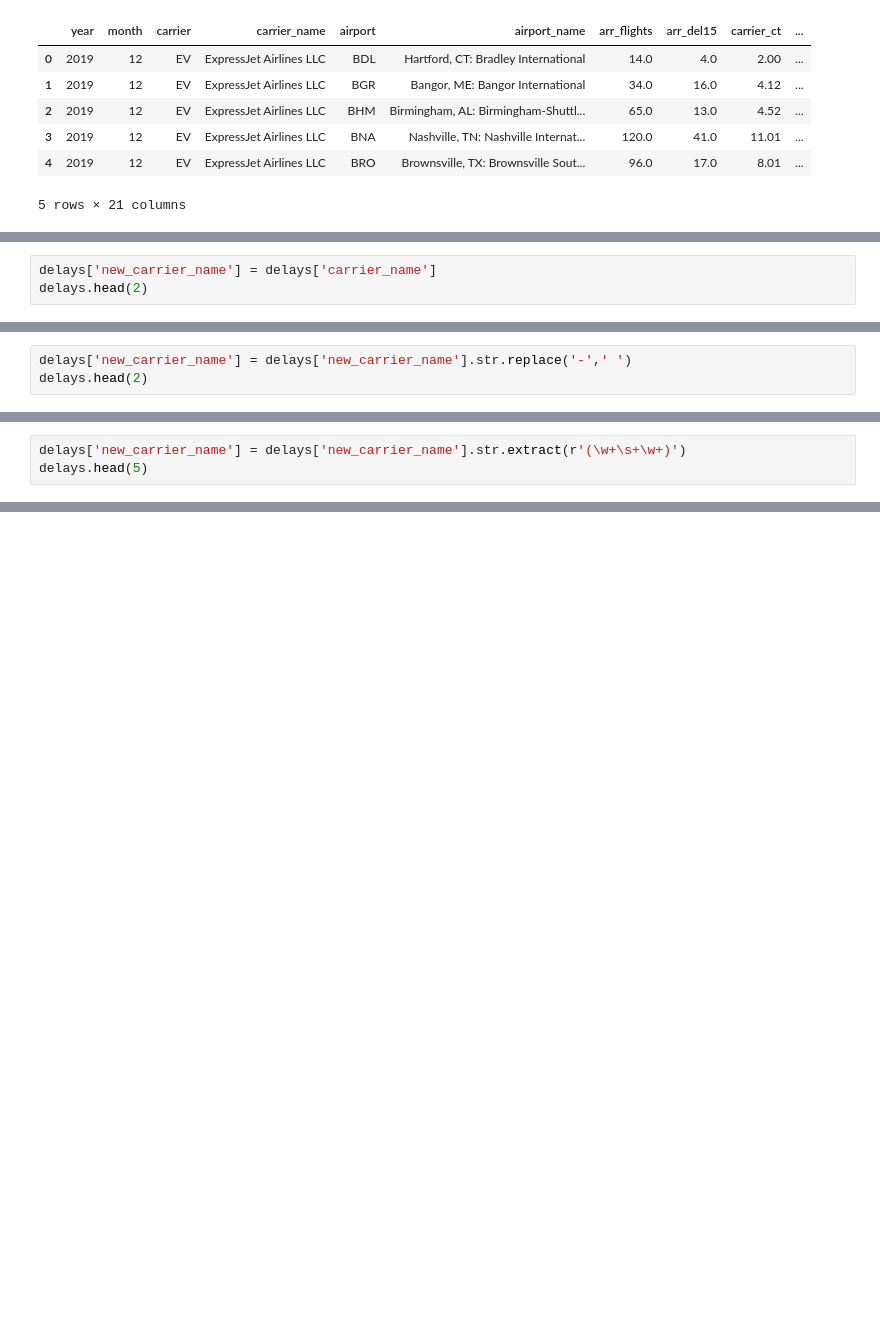
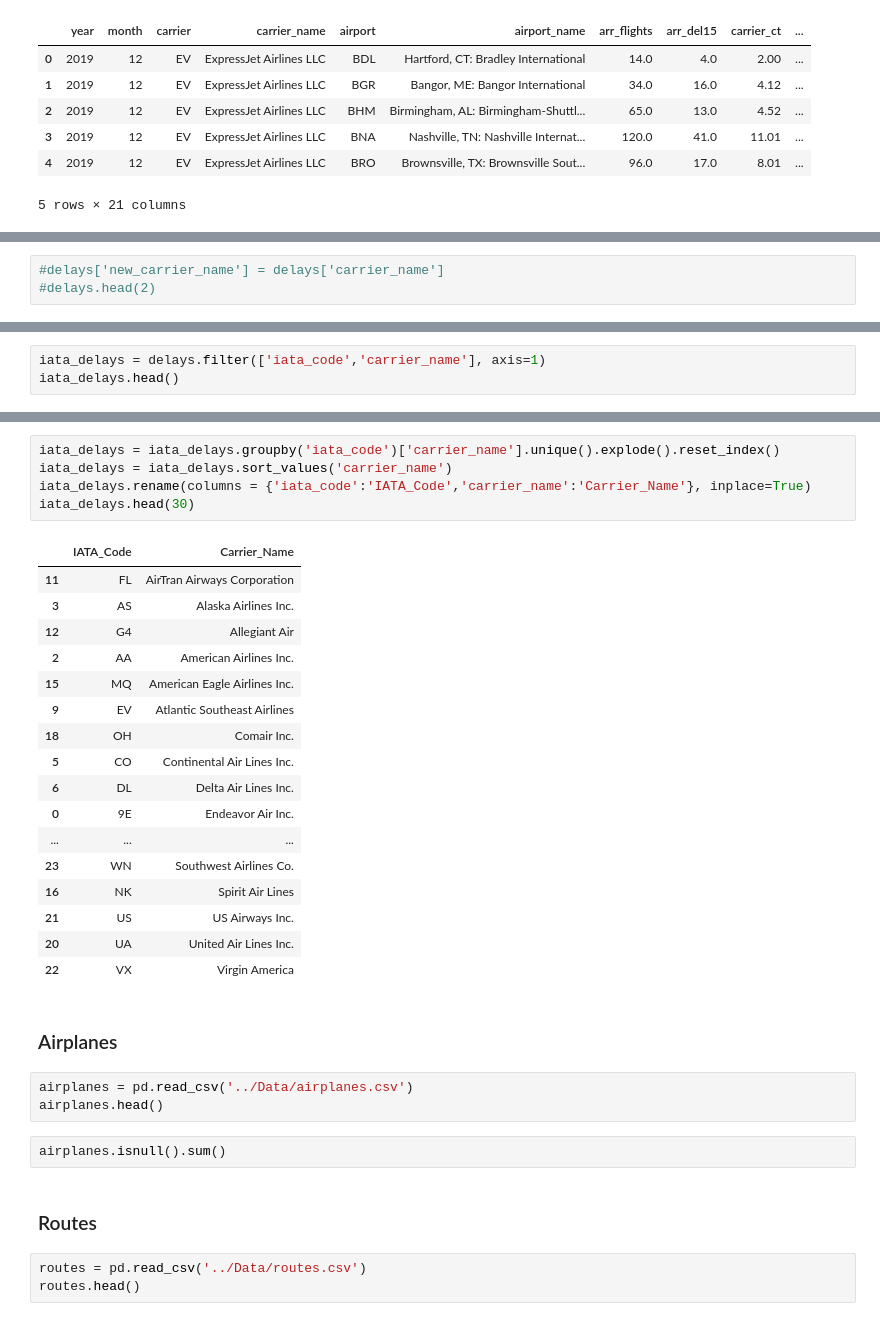
Before and after one commit to scottschriver/NSS_Capstone, a Jupyter notebook: Notebooks/Flight_delays.ipynb, the cells around one changed output, grey strips where cells are left out. Cells and saved outputs as stored; diff of their text form; blank space fills up the shorter version.

```diff
--- a/Notebooks/Flight_delays.ipynb
+++ b/Notebooks/Flight_delays.ipynb
@@ -253,3 +258,3 @@ delays.head()
 # %%
-delays['new_carrier_name'] = delays['carrier_name']
-delays.head(2)
+#delays['new_carrier_name'] = delays['carrier_name']
+#delays.head(2)
@@ -261,3 +260,0 @@ delays.head(2)
-# %%
-delays['new_carrier_name'] = delays['new_carrier_name'].str.replace('-',' ')
-delays.head(2)
@@ -269,3 +260,0 @@ delays.head(2)
-# %%
-delays['new_carrier_name'] = delays['new_carrier_name'].str.extract(r'(\w+\s+\w+)')
-delays.head(5)
@@ -443,0 +271,3 @@ airlines[airlines['Name'].str.contains('ExpressJet')]
+# %%
+iata_delays = delays.filter(['iata_code','carrier_name'], axis=1)
+iata_delays.head()
@@ -443,0 +281,35 @@ airlines[airlines['Name'].str.contains('ExpressJet')]
+# %%
+iata_delays = iata_delays.groupby('iata_code')['carrier_name'].unique().explode().reset_index()
+iata_delays = iata_delays.sort_values('carrier_name')
+iata_delays.rename(columns = {'iata_code':'IATA_Code','carrier_name':'Carrier_Name'}, inplace=True)
+iata_delays.head(30)
+# %% [output]
+|  | IATA_Code | Carrier_Name |
+| 11 | FL | AirTran Airways Corporation |
+| 3 | AS | Alaska Airlines Inc. |
+| 12 | G4 | Allegiant Air |
+| 2 | AA | American Airlines Inc. |
+| 15 | MQ | American Eagle Airlines Inc. |
+| 9 | EV | Atlantic Southeast Airlines |
+| 18 | OH | Comair Inc. |
+| 5 | CO | Continental Air Lines Inc. |
+| 6 | DL | Delta Air Lines Inc. |
+| 0 | 9E | Endeavor Air Inc. |
+| ... | ... | ... |
+| 23 | WN | Southwest Airlines Co. |
+| 16 | NK | Spirit Air Lines |
+| 21 | US | US Airways Inc. |
+| 20 | UA | United Air Lines Inc. |
+| 22 | VX | Virgin America |
+# %% [markdown]
+### Airplanes
+# %%
+airplanes = pd.read_csv('../Data/airplanes.csv')
+airplanes.head()
+# %%
+airplanes.isnull().sum()
+# %% [markdown]
+### Routes
+# %%
+routes = pd.read_csv('../Data/routes.csv')
+routes.head()
```
Also changed, not shown: parts of 52 cells of this notebook.
